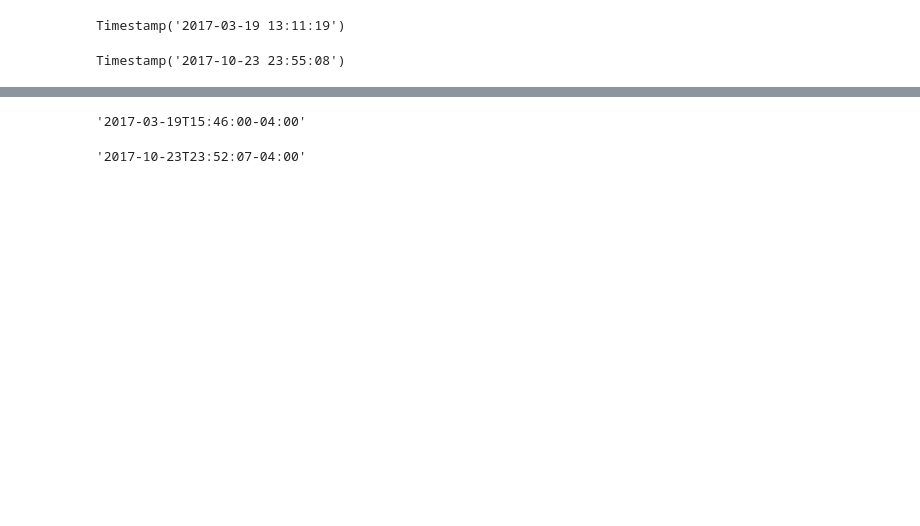
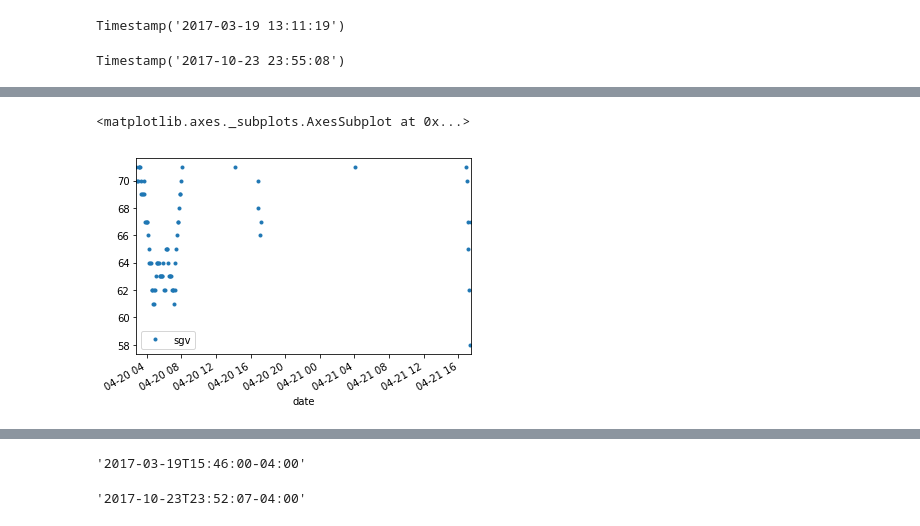
Before and after one commit to niuguy/bgprophet, a Jupyter notebook: preprocessing-Copy1.ipynb, the cells around one changed output, grey strips where cells are left out. Saved outputs shown, nothing was run; the diff lists cells and outputs as text; code cells hidden in the pictures; blank space fills up the shorter version.

```diff
--- a/preprocessing-Copy1.ipynb
+++ b/preprocessing-Copy1.ipynb
@@ -61,3 +57,8 @@ df_bg=df_bg[cols]
+# %%
+df_bg[df_bg.sgv<72]['2017-4-20':'2017-4-21'].plot(style = '.',y='sgv')
+# %% [output]
+<matplotlib.axes._subplots.AxesSubplot at 0x...>
+[figure, added]
 # %%
 df_bg = df_bg.set_index('date').sort_index()
 df_bg.index
```
Also changed, not shown: parts of 24 cells of this notebook, 8 other files.
